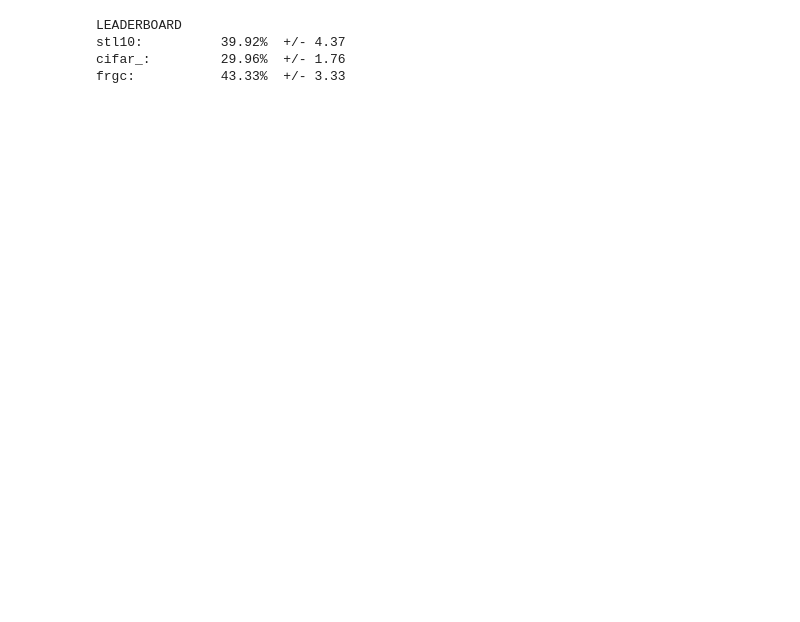
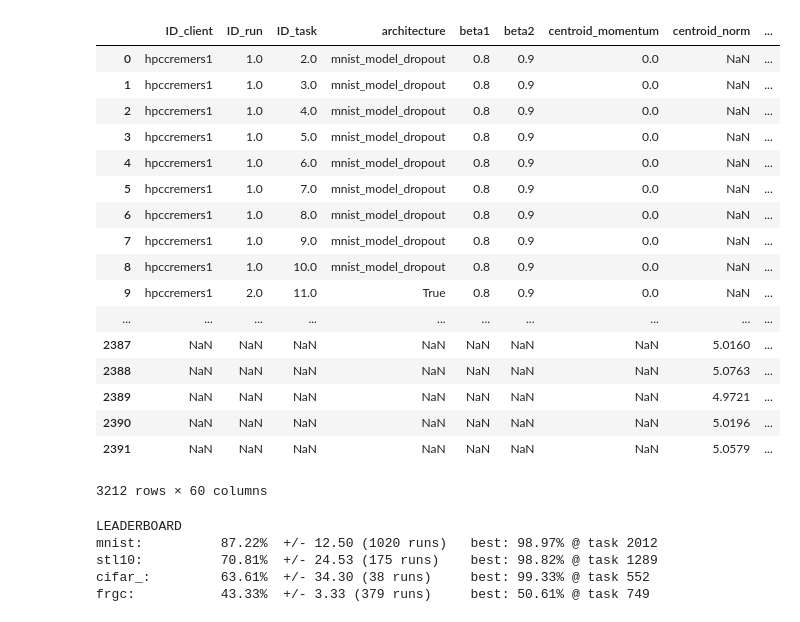
Before and after one commit to jplapp/associative_clustering, a Jupyter notebook: semisup/evaluation/master_table.ipynb, the cells around one changed output. Drawn from its saved outputs; the diff is of its cells as text; code cells hidden in the pictures; blank space fills up the shorter version.

```diff
--- a/semisup/evaluation/master_table.ipynb
+++ b/semisup/evaluation/master_table.ipynb
@@ -4,6 +4,10 @@ import sqlite3
 import shlex
 import numpy as np
 import collections
+from matplotlib import pyplot as pl
+import matplotlib.cm as cm
+
+%matplotlib inline
 
 def auto_cast(s):
     try:
@@ -19,23 +23,26 @@ def auto_cast(s):
                     pass
     return str(s)
 
-def cmd_parser(s, sort=False, template=None):
+def cmd_parser(s, sort=False, template_dict=None):
     if '.py' in s:
         s = s.split('.py')[1]
     res = [x.split('=') if '=' in x else x.split(' ') for x in s.split(' --')[1:]]
     res = dict([(x[0], auto_cast(x[1])) if len(x) == 2 else (x[0], True) for x in res])
-    if template is not None:
-        template_dict = dict([(x, np.nan) for x in template])
+    if template_dict is not None:
         template_dict.update(res)
         res = template_dict
     if sort:
         return collections.OrderedDict(sorted(res.items()))
     else:
         return res
+
+default_flags = {'svm_test_interval': 10000, 'num_blocks': 3, 'visit_weight_base': 0.5, 'norm_weight': 0.0002, 'rvisit_weight': 1, 'emb_size': 128, 'cluster_hardening_weight': 0, 'warmup_steps': 1000, 'volta': False, 'virtual_embeddings_per_class': 4, 'visit_weight_add': 0, 'reg_warmup_steps': 1, 'eval_interval': 1000, 'num_augmented_samples': 3, 'trafo_weight': 0, 'unsup_batch_size': 100, 'num_unlabeled_images': 0, 'init_method': 'normal_center03', 'walker_weight': 1.0, 'beta2': 0.9, 'beta1': 0.8, 'l1_weight': 0.0002, 'scale_match_ab': 1, 'logit_weight': 0.5, 'normalize_embeddings': False, 'logdir': None, 'optimizer': 'adam', 'rwalker_weight': 1.0, 'learning_rate': 0.0002, 'shuffle_augmented_samples': False, 'centroid_momentum': 0, 'reg_decay_factor': 0.2, 'dataset': 'mnist', 'normalize_input': True, 'restore_checkpoint': None, 'init_with_kmeans': False, 'decay_factor': 0.33, 'decay_steps': 5000, 'architecture': 'mnist_model_dropout', 'logit_entropy_weight': 0, 'max_steps': 200000, 'dropout_keep_prob': 0.8}
 # %%
 # Establish DB connection
 conn = sqlite3.connect("/usr/stud/plapp/runnn/runnn_data")
-df = pd.read_sql_query("select * from tasks where status is 'done';", conn)
+df = pd.read_sql_query("select * from tasks where score > 0;", conn)  # where status is 'done' and changed > '2017-11-05'
+res_info = pd.read_sql_query("select * from result_info;", conn)
+conn.close()
 # %%
 # Get list of hyper params
 params = []
@@ -43,9 +50,9 @@ for row in df.cmd:
     params += ([x.split('=')[0] if '=' in x else x.split(' ')[0] for x in row.split(' --')[1:]])
 params = np.unique(params).astype(str)  # is already sorted
 
-for param in params:
-    df[param] = np.nan
+all_params = default_flags.keys()
+all_params.sort()
 # %%
-# Split args into columns
-cmd_splitter = lambda x: pd.Series([i for i in cmd_parser(x, True, params).values()])
-df[params] = df.cmd.apply(cmd_splitter)
+# Split params into columns
+cmd_splitter = lambda x: pd.Series([i for i in cmd_parser(x, True, default_flags).values()])
+df[all_params] = df.cmd.apply(cmd_splitter)
@@ -55,14 +89,40 @@ df[params] = df.cmd.apply(cmd_splitter)
 # %%
 # Get list of datasets
 datasets = [x for x in df.dataset.unique() if x == x]
+# %%
+df
+# %% [output]
+|  | ID_client | ID_run | ID_task | architecture | beta1 | beta2 | centroid_momentum | centroid_norm | ... |
+| 0 | hpccremers1 | 1.0 | 2.0 | mnist_model_dropout | 0.8 | 0.9 | 0.0 | NaN | ... |
+| 1 | hpccremers1 | 1.0 | 3.0 | mnist_model_dropout | 0.8 | 0.9 | 0.0 | NaN | ... |
+| 2 | hpccremers1 | 1.0 | 4.0 | mnist_model_dropout | 0.8 | 0.9 | 0.0 | NaN | ... |
+| 3 | hpccremers1 | 1.0 | 5.0 | mnist_model_dropout | 0.8 | 0.9 | 0.0 | NaN | ... |
+| 4 | hpccremers1 | 1.0 | 6.0 | mnist_model_dropout | 0.8 | 0.9 | 0.0 | NaN | ... |
+| 5 | hpccremers1 | 1.0 | 7.0 | mnist_model_dropout | 0.8 | 0.9 | 0.0 | NaN | ... |
+| 6 | hpccremers1 | 1.0 | 8.0 | mnist_model_dropout | 0.8 | 0.9 | 0.0 | NaN | ... |
+| 7 | hpccremers1 | 1.0 | 9.0 | mnist_model_dropout | 0.8 | 0.9 | 0.0 | NaN | ... |
+| 8 | hpccremers1 | 1.0 | 10.0 | mnist_model_dropout | 0.8 | 0.9 | 0.0 | NaN | ... |
+| 9 | hpccremers1 | 2.0 | 11.0 | True | 0.8 | 0.9 | 0.0 | NaN | ... |
+| ... | ... | ... | ... | ... | ... | ... | ... | ... | ... |
+| 2387 | NaN | NaN | NaN | NaN | NaN | NaN | NaN | 5.0160 | ... |
+| 2388 | NaN | NaN | NaN | NaN | NaN | NaN | NaN | 5.0763 | ... |
+| 2389 | NaN | NaN | NaN | NaN | NaN | NaN | NaN | 4.9721 | ... |
+| 2390 | NaN | NaN | NaN | NaN | NaN | NaN | NaN | 5.0196 | ... |
+| 2391 | NaN | NaN | NaN | NaN | NaN | NaN | NaN | 5.0579 | ... |
+3212 rows × 60 columns
 # %%
 print 'LEADERBOARD'
+use_latest = 0
 for dataset in datasets:
-    score_mean = df[df.dataset == dataset].score.mean() * 100
-    score_std = df[df.dataset == dataset].score.std() * 100
-    print "%s:\t\t%.2f%%\t+/- %.2f" % (dataset[:6], score_mean, score_std)
+    ddf = df[df.dataset == dataset][-use_latest:]
+    score_mean = ddf.score.mean() * 100
+    score_std = ddf.score.std() * 100
+    score_max = ddf.score.max() * 100
+    score_max_taskid = ddf.ID_task[ddf.score.argmax()]
+    print "%s:\t\t%.2f%%\t+/- %.2f (%d runs)\tbest: %.2f%% @ task %d" % (dataset[:6], score_mean, score_std, len(ddf), score_max, score_max_taskid)
 # %% [output]
 LEADERBOARD
-stl10:          39.92%  +/- 4.37
-cifar_:         29.96%  +/- 1.76
-frgc:           43.33%  +/- 3.33
+mnist:          87.22%  +/- 12.50 (1020 runs)   best: 98.97% @ task 2012
+stl10:          70.81%  +/- 24.53 (175 runs)    best: 98.82% @ task 1289
+cifar_:         63.61%  +/- 34.30 (38 runs)     best: 99.33% @ task 552
+frgc:           43.33%  +/- 3.33 (379 runs)     best: 50.61% @ task 749
```
Also changed, not shown: parts of 7 cells of this notebook.
